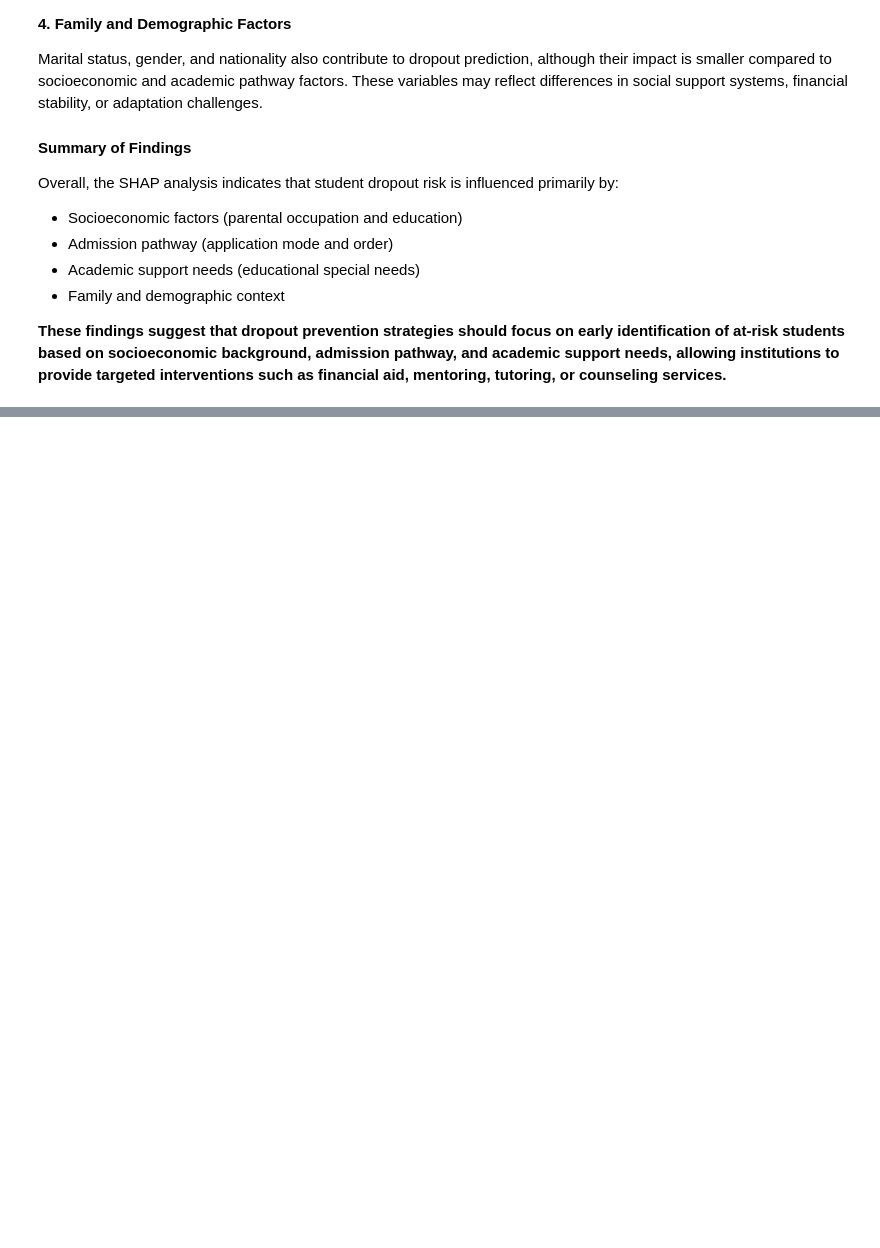
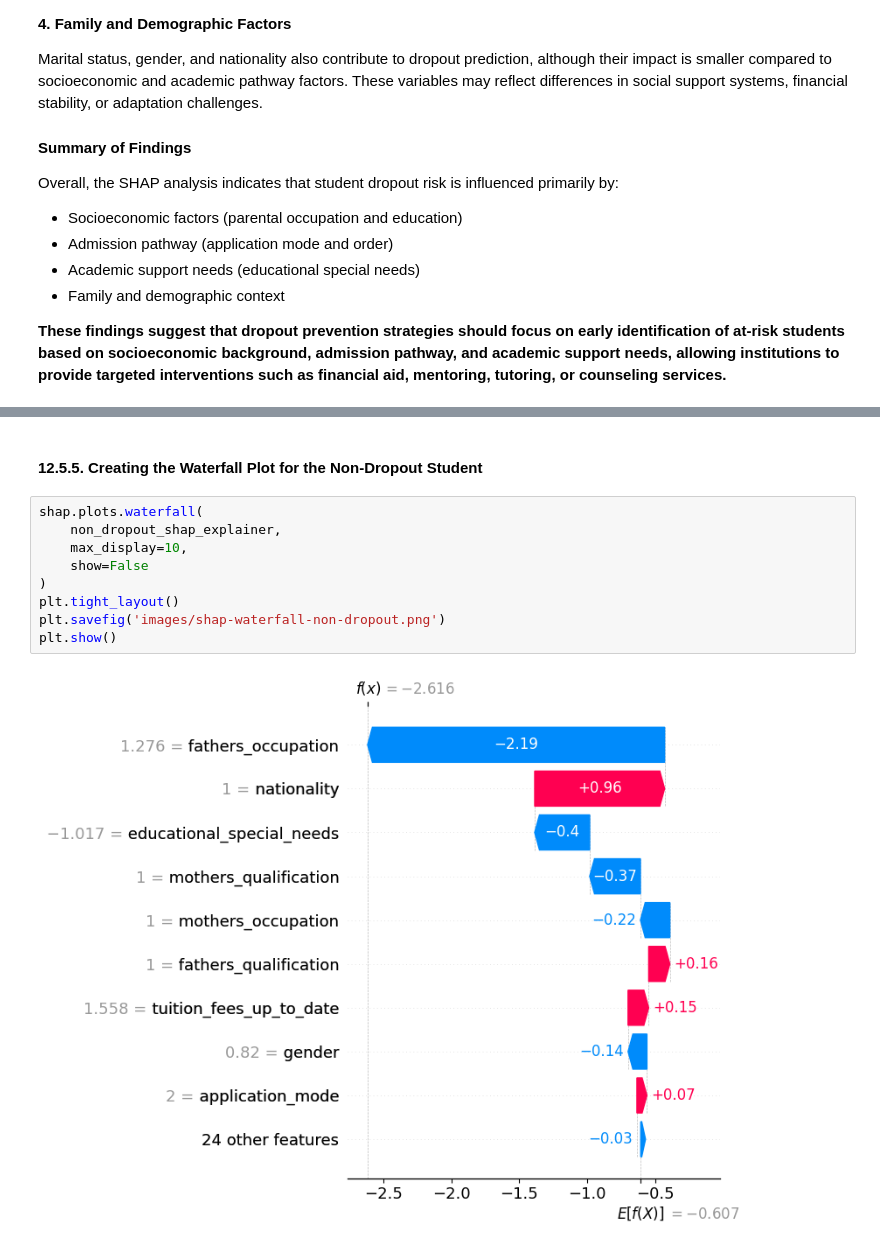
Before and after one commit to dziaoure/ai-ml-ucberkeley, a Jupyter notebook: capstone-project/capstone.ipynb, the cells around one changed output, grey strips where cells are left out. Drawn from its saved outputs; the diff is of its cells as text; blank space fills up the shorter version.

```diff
--- a/capstone-project/capstone.ipynb
+++ b/capstone-project/capstone.ipynb
@@ -1510,0 +1621,13 @@ Overall, the SHAP analysis indicates that student dropout risk is influenced pri
+# %% [markdown]
+#### 12.5.5. Creating the Waterfall Plot for the Non-Dropout Student
+# %%
+shap.plots.waterfall(
+    non_dropout_shap_explainer,
+    max_display=10,
+    show=False
+)
+plt.tight_layout()
+plt.savefig('images/shap-waterfall-non-dropout.png')
+plt.show()
+# %% [output]
+[figure, added]
```
Also changed, not shown: parts of 12 cells of this notebook, 3 other files.
